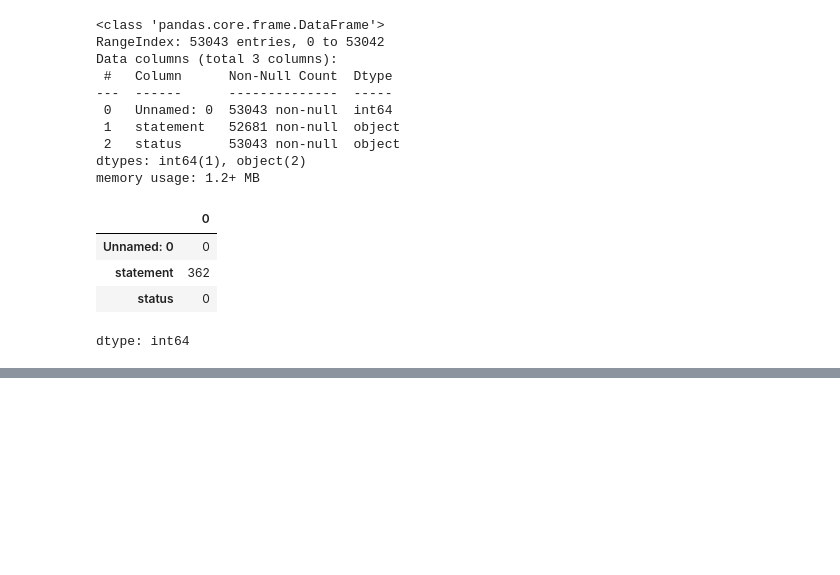
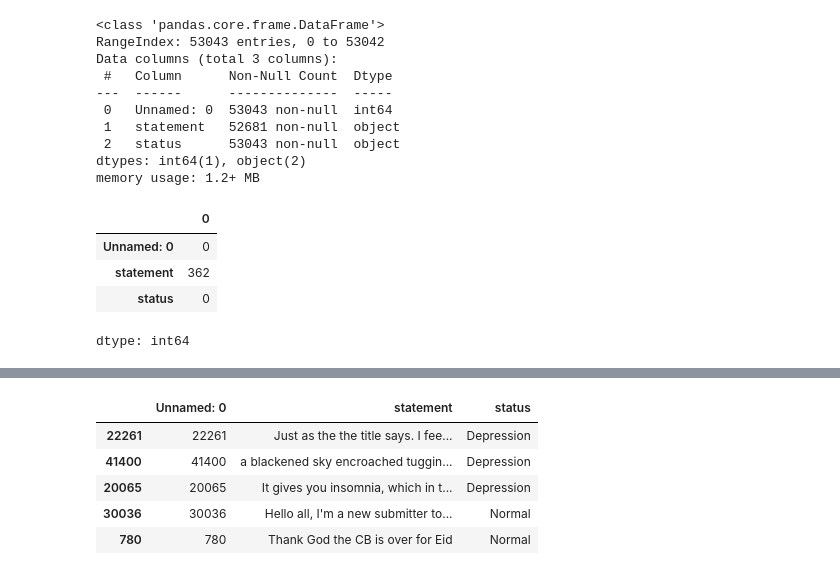
Before and after one commit to savindumahasen/Depression-Detection-Using-Sentiment-Analysis, a Jupyter notebook: DepressionDetectionUsingNLP.ipynb, the cells around one changed output, grey strips where cells are left out. Cells and saved outputs as stored; diff of their text form; code cells hidden in the pictures; blank space fills up the shorter version.

```diff
--- a/DepressionDetectionUsingNLP.ipynb
+++ b/DepressionDetectionUsingNLP.ipynb
@@ -44,0 +63,9 @@ dtype: int64
+# %%
+test_set.head()
+# %% [output]
+|  | Unnamed: 0 | statement | status |
+| 22261 | 22261 | Just as the the title says. I fee... | Depression |
+| 41400 | 41400 | a blackened sky encroached tuggin... | Depression |
+| 20065 | 20065 | It gives you insomnia, which in t... | Depression |
+| 30036 | 30036 | Hello all, I'm a new submitter to... | Normal |
+| 780 | 780 | Thank God the CB is over for Eid | Normal |
```
Also changed, not shown: parts of 4 cells of this notebook.
